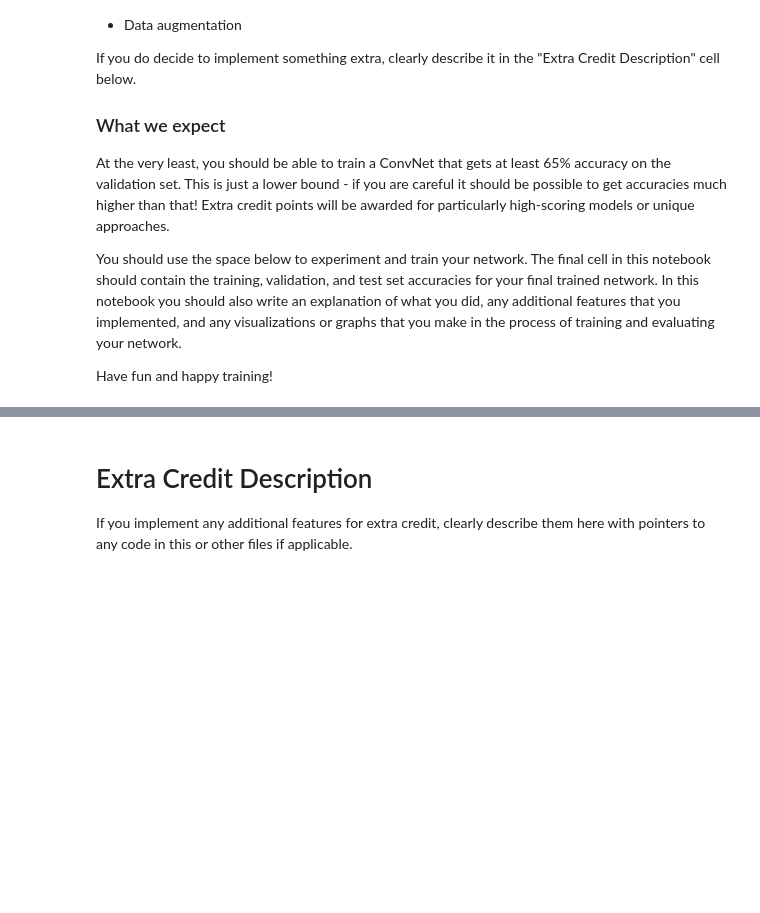
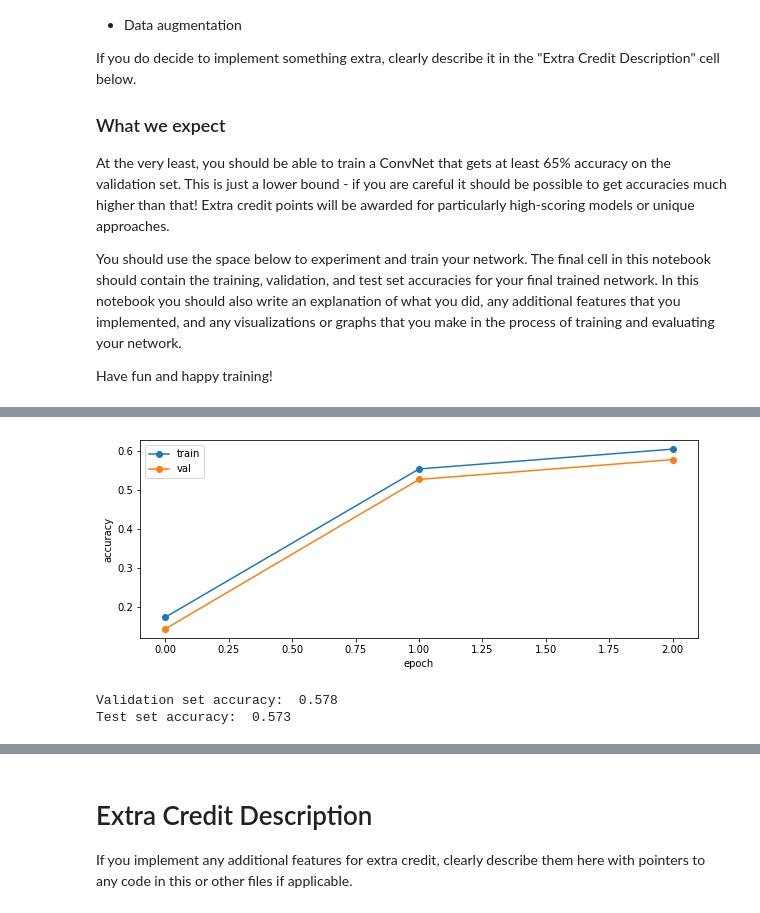
Before and after one commit to Kei3287/cs182_deep_learning, a Jupyter notebook: hw/assignment1_python3/ConvolutionalNetworks.ipynb, the cells around one changed output, grey strips where cells are left out. Cells and saved outputs as stored; diff of their text form; code cells hidden in the pictures; blank space fills up the shorter version.

```diff
--- a/hw/assignment1_python3/ConvolutionalNetworks.ipynb
+++ b/hw/assignment1_python3/ConvolutionalNetworks.ipynb
@@ -689,0 +691,33 @@ Have fun and happy training!
+# %%
+# Train a really good model on CIFAR-10
+
+
+num_train = 100
+small_data = {
+  'X_train': data['X_train'],
+  'y_train': data['y_train'],
+  'X_val': data['X_val'],
+  'y_val': data['y_val'],
+}
+
+learning_rates = [1e-5, 1e-4, 1e-3, 1e-2, 1e-1]
+best_lr = 1e-4
+
+weight_scales = np.logspace(-5, 0, num=6)
+best_ws = 0.001
+
+
+# for lr in learning_rates:
+#     print(lr)
+model = MyConvNet(num_filters=6, filter_size=7,  weight_scale=best_ws, hidden_dim=300, reg=0.001, loss_fn='softmax')
+
+solver = Solver(model, small_data,
+                num_epochs=10, batch_size=50,
+                update_rule='adam',
+                optim_config={
+                  'learning_rate': best_lr,
+                },
+                verbose=True, print_every=100)
+solver.train()
+
+print('\n')
@@ -689,0 +728,23 @@ Have fun and happy training!
+# %%
+plt.subplot(2, 1, 2)
+plt.plot(solver.train_acc_history, '-o')
+plt.plot(solver.val_acc_history, '-o')
+plt.legend(['train', 'val'], loc='upper left')
+plt.xlabel('epoch')
+plt.ylabel('accuracy')
+plt.show()
+# %% [output]
+[figure, added]
+# %%
+best_model = model
+X_test = data["X_test"]
+X_val = data["X_val"]
+y_test = data['y_test']
+y_val = data['y_val']
+y_test_pred = np.argmax(best_model.loss(X_test), axis=1)
+y_val_pred = np.argmax(best_model.loss(X_val), axis=1)
+print ('Validation set accuracy: ', (y_val_pred == y_val).mean())
+print ('Test set accuracy: ', (y_test_pred == y_test).mean())
+# %% [output]
+Validation set accuracy:  0.578
+Test set accuracy:  0.573
```
Also changed, not shown: parts of 19 cells of this notebook, 3 other files.
